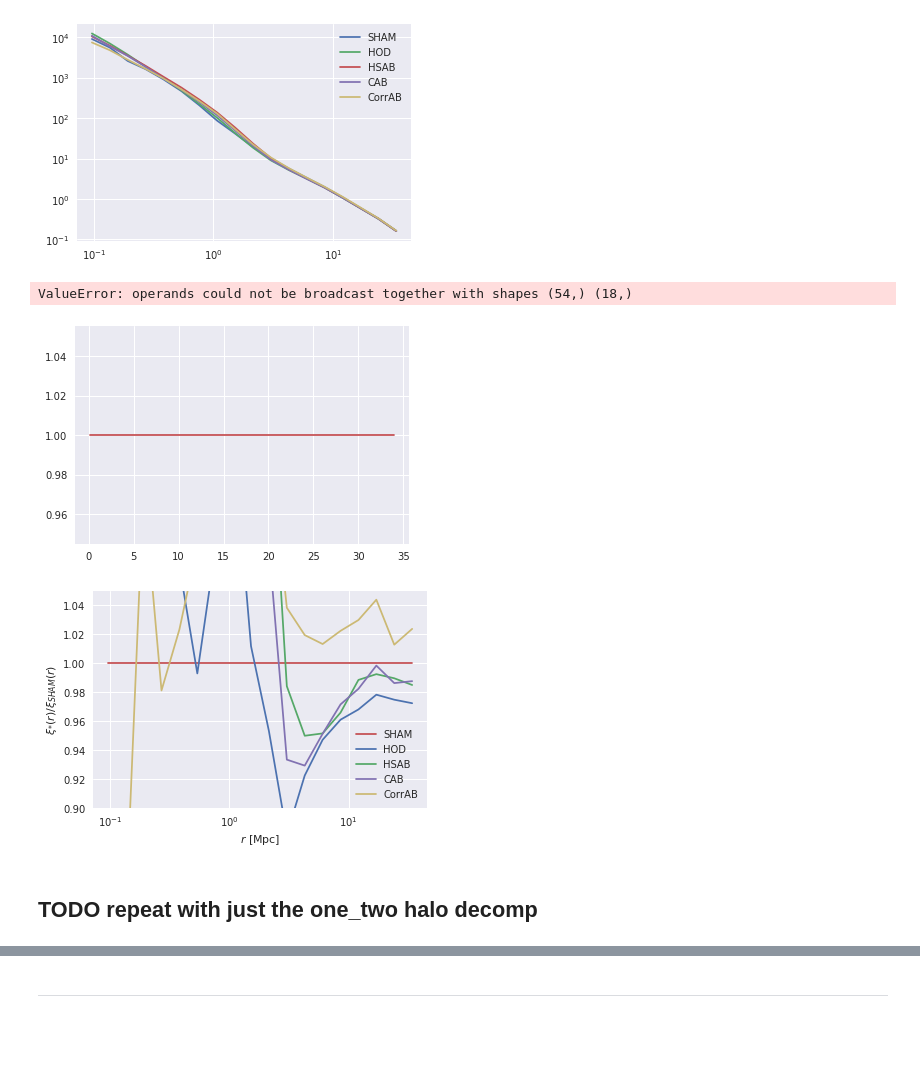
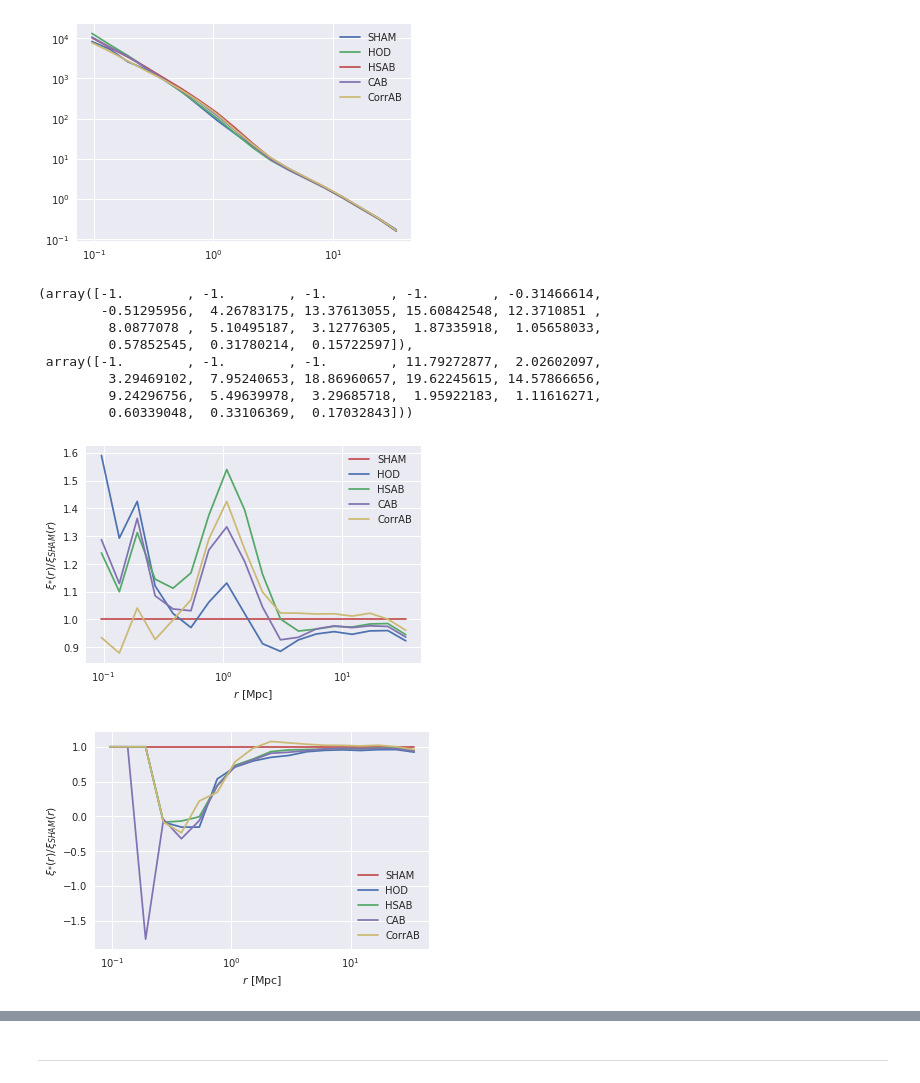
Before and after one commit to mclaughlin6464/pearce, a Jupyter notebook: notebooks/AB_tests/AB Model plots for Aemulus V.ipynb, the cells around one changed output, grey strips where cells are left out. Cells and saved outputs as stored; diff of their text form; code cells hidden in the pictures; blank space fills up the shorter version.

```diff
--- a/notebooks/AB_tests/AB Model plots for Aemulus V.ipynb
+++ b/notebooks/AB_tests/AB Model plots for Aemulus V.ipynb
@@ -320,7 +320,7 @@ def tabulated_hod_xi(sham_hod, hod_model, ab_dict = {}):
         cat2.populate(min_ptcl=100)
         out[i, :len(rbins)-1] = cat2.calc_xi(rbins)
 
-        gal_pos = np.vstack(np.array(cat2.model.mock.galaxy_table['halo_%s'%coord]) for coord in ['x', 'y', 'z']).T/cat2.h
+        gal_pos = np.vstack(np.array(cat2.model.mock.galaxy_table['%s'%coord]) for coord in ['x', 'y', 'z']).T/cat2.h
         xi_1h, xi_2h = tpcf_one_two_halo_decomp(gal_pos, cat2.model.mock.galaxy_table['halo_hostid'], rbins, do_cross = False,\
                                                   estimator = 'Landy-Szalay', num_threads = 4, period = cat2.Lbox/cat2.h)
 
@@ -378,34 +378,42 @@ plt.loglog()
 # %% [output]
 []
 [figure]
+# %%
+hod_xi[-n_bins:], sham_xi_2h
+# %% [output]
+(array([-1.        , -1.        , -1.        , -1.        , -0.31466614,
+        -0.51295956,  4.26783175, 13.37613055, 15.60842548, 12.3710851 ,
+         8.0877078 ,  5.10495187,  3.12776305,  1.87335918,  1.05658033,
+         0.57852545,  0.31780214,  0.15722597]),
+ array([-1.        , -1.        , -1.        , 11.79272877,  2.02602097,
+         3.29469102,  7.95240653, 18.86960657, 19.62245615, 14.57866656,
+         9.24296756,  5.49639978,  3.29685718,  1.95922183,  1.11616271,
+         0.60339048,  0.33106369,  0.17032843]))
 # %%
 plt.plot(rbc, sham_xi/sham_xi, label = 'SHAM', color = model_color_map['SHAM'][0])
-plt.plot(rbc, hod_xi/sham_xi, label = 'HOD', color = model_color_map['HOD'][0])
-plt.plot(rbc, hsab_xi/sham_xi, label = 'HSAB', color = model_color_map['HSAB'][0])
-plt.plot(rbc, ab_xi/sham_xi, label = 'CAB', color = model_color_map['CAB'][0])
-plt.plot(rbc, corrab_xi/sham_xi, label ='CorrAB', color = model_color_map['CorrAB'][0])
+plt.plot(rbc, hod_xi[:n_bins]/sham_xi, label = 'HOD', color = model_color_map['HOD'][0])
+plt.plot(rbc, hsab_xi[:n_bins]/sham_xi, label = 'HSAB', color = model_color_map['HSAB'][0])
+plt.plot(rbc, ab_xi[:n_bins]/sham_xi, label = 'CAB', color = model_color_map['CAB'][0])
+plt.plot(rbc, corrab_xi[:n_bins]/sham_xi, label ='CorrAB', color = model_color_map['CorrAB'][0])
 #plt.plot(rbc, hod_xi)
 plt.legend(loc = 'best')
 #plt.ylim([0.75, 1.25])
 plt.xlabel(r"$r$ [Mpc]")
 plt.ylabel(r"$\xi_{*}(r)/\xi_{SHAM}(r)$")
 plt.xscale('log')
 # %% [output]
-ValueError: operands could not be broadcast together with shapes (54,) (18,)
-[figure, old version]
+[figure, new version]
 # %%
-plt.plot(rbc, sham_xi/sham_xi, label = 'SHAM', color = model_color_map['SHAM'][0])
-plt.plot(rbc, hod_xi/sham_xi, label = 'HOD', color = model_color_map['HOD'][0])
-plt.plot(rbc, hsab_xi/sham_xi, label = 'HSAB', color = model_color_map['HSAB'][0])
-plt.plot(rbc, ab_xi/sham_xi, label = 'CAB', color = model_color_map['CAB'][0])
-plt.plot(rbc, corrab_xi/sham_xi, label ='CorrAB', color = model_color_map['CorrAB'][0])
+plt.plot(rbc, sham_xi_2h/sham_xi_2h, label = 'SHAM', color = model_color_map['SHAM'][0])
+plt.plot(rbc, hod_xi[-n_bins:]/sham_xi_2h, label = 'HOD', color = model_color_map['HOD'][0])
+plt.plot(rbc, hsab_xi[-n_bins:]/sham_xi_2h, label = 'HSAB', color = model_color_map['HSAB'][0])
+plt.plot(rbc, ab_xi[-n_bins:]/sham_xi_2h, label = 'CAB', color = model_color_map['CAB'][0])
+plt.plot(rbc, corrab_xi[-n_bins:]/sham_xi_2h, label ='CorrAB', color = model_color_map['CorrAB'][0])
 #plt.plot(rbc, hod_xi)
 plt.legend(loc = 'best')
-plt.ylim([0.9, 1.05])
+#plt.ylim([0.75, 1.25])
 plt.xlabel(r"$r$ [Mpc]")
 plt.ylabel(r"$\xi_{*}(r)/\xi_{SHAM}(r)$")
 plt.xscale('log')
 # %% [output]
-[figure, old version]
+[figure, new version]
-# %% [markdown]
-## TODO repeat with just the one_two halo decomp
```
Also changed, not shown: parts of 48 cells of this notebook, 52 other files.
